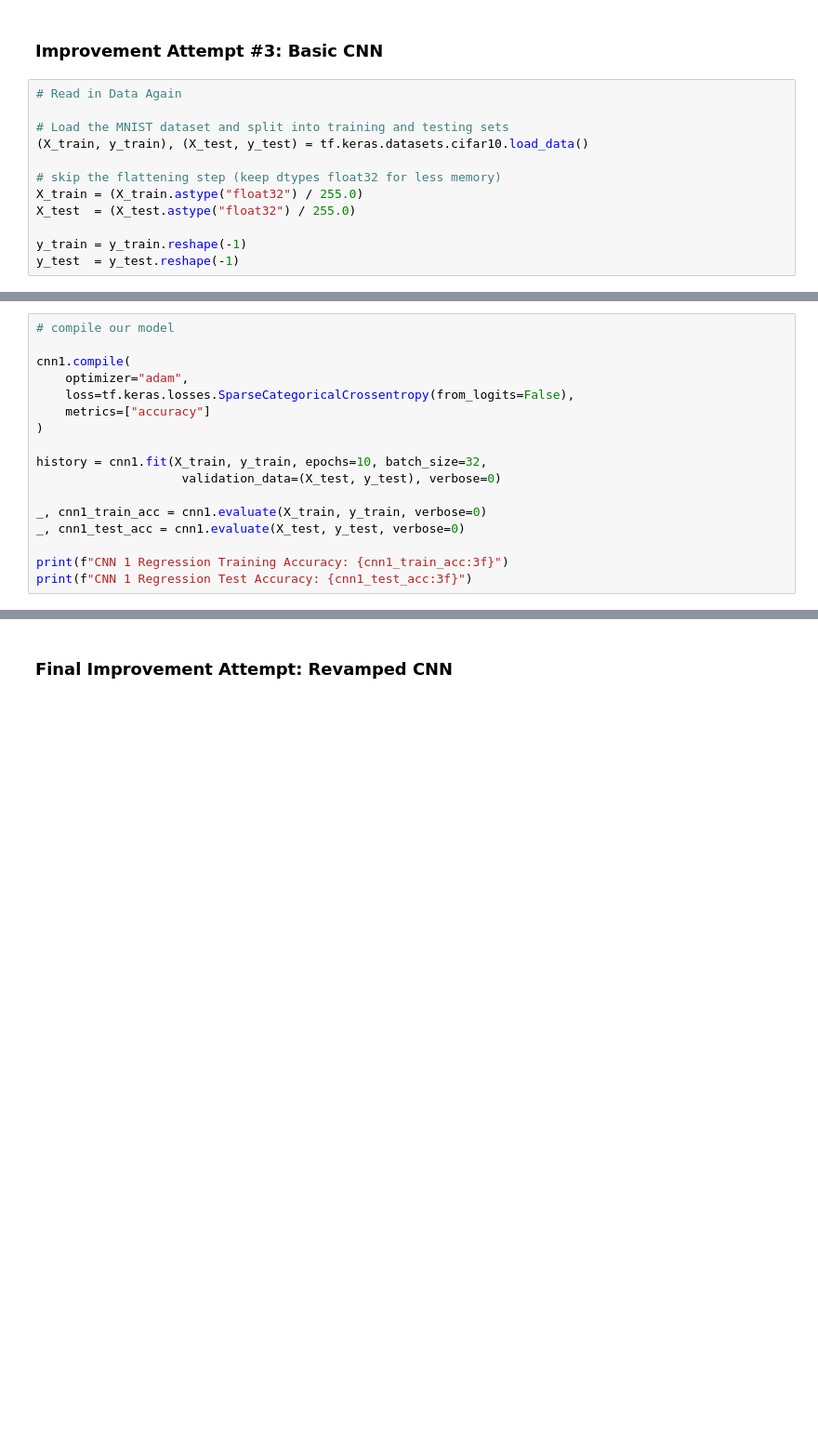
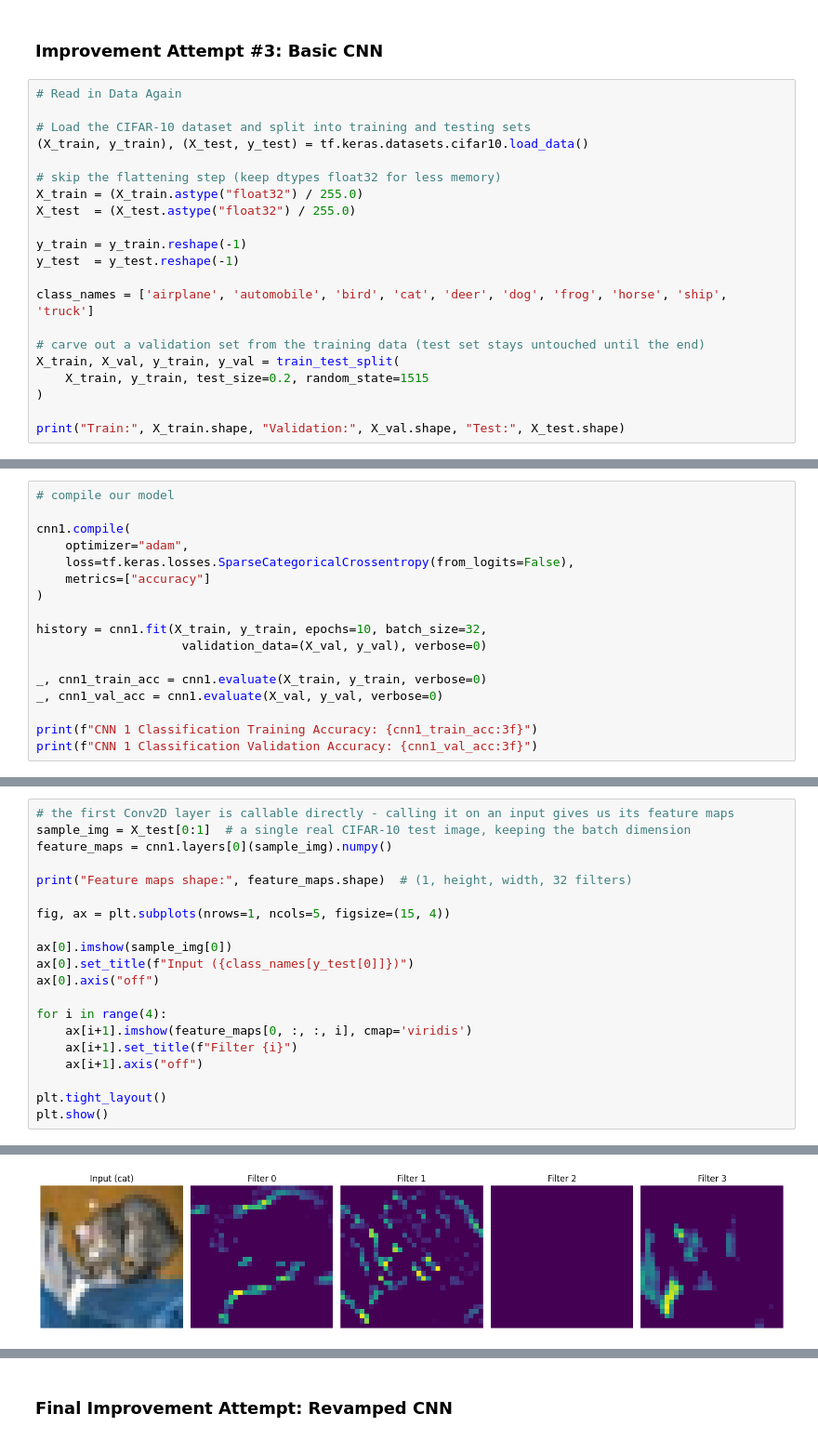
Before and after one commit to nickmelamed/mortorq_instruction, a Jupyter notebook: ml_resources/cv_primer/04-convolution.ipynb, the cells around one changed output, grey strips where cells are left out. Shown at 93% size. Drawn from its saved outputs; the diff is of its cells as text; blank space fills up the shorter version.

```diff
--- a/ml_resources/cv_primer/04-convolution.ipynb
+++ b/ml_resources/cv_primer/04-convolution.ipynb
@@ -63,7 +81,7 @@ Instead of the simple functions, we use convolution functions as a layer. Let's
 # %%
 # Read in Data Again
 
-# Load the MNIST dataset and split into training and testing sets
+# Load the CIFAR-10 dataset and split into training and testing sets
 (X_train, y_train), (X_test, y_test) = tf.keras.datasets.cifar10.load_data()
 
 # skip the flattening step (keep dtypes float32 for less memory)
@@ -72,3 +90,12 @@ X_test  = (X_test.astype("float32") / 255.0)
 
 y_train = y_train.reshape(-1)
 y_test  = y_test.reshape(-1)
+
+class_names = ['airplane', 'automobile', 'bird', 'cat', 'deer', 'dog', 'frog', 'horse', 'ship', 'truck']
+
+# carve out a validation set from the training data (test set stays untouched until the end)
+X_train, X_val, y_train, y_val = train_test_split(
+    X_train, y_train, test_size=0.2, random_state=1515
+)
+
+print("Train:", X_train.shape, "Validation:", X_val.shape, "Test:", X_test.shape)
@@ -95,11 +126,11 @@ cnn1.compile(
 )
 
 history = cnn1.fit(X_train, y_train, epochs=10, batch_size=32,
-                    validation_data=(X_test, y_test), verbose=0)
+                    validation_data=(X_val, y_val), verbose=0)
 
 _, cnn1_train_acc = cnn1.evaluate(X_train, y_train, verbose=0)
-_, cnn1_test_acc = cnn1.evaluate(X_test, y_test, verbose=0)
+_, cnn1_val_acc = cnn1.evaluate(X_val, y_val, verbose=0)
 
-print(f"CNN 1 Regression Training Accuracy: {cnn1_train_acc:3f}")
-print(f"CNN 1 Regression Test Accuracy: {cnn1_test_acc:3f}")
+print(f"CNN 1 Classification Training Accuracy: {cnn1_train_acc:3f}")
+print(f"CNN 1 Classification Validation Accuracy: {cnn1_val_acc:3f}")
 # %% [output]
@@ -111,0 +147,21 @@ Let's add some more complexity to see how well we do.
+# %%
+# the first Conv2D layer is callable directly - calling it on an input gives us its feature maps
+sample_img = X_test[0:1]  # a single real CIFAR-10 test image, keeping the batch dimension
+feature_maps = cnn1.layers[0](sample_img).numpy()
+
+print("Feature maps shape:", feature_maps.shape)  # (1, height, width, 32 filters)
+
+fig, ax = plt.subplots(nrows=1, ncols=5, figsize=(15, 4))
+
+ax[0].imshow(sample_img[0])
+ax[0].set_title(f"Input ({class_names[y_test[0]]})")
+ax[0].axis("off")
+
+for i in range(4):
+    ax[i+1].imshow(feature_maps[0, :, :, i], cmap='viridis')
+    ax[i+1].set_title(f"Filter {i}")
+    ax[i+1].axis("off")
+
+plt.tight_layout()
+plt.show()
+# %% [output]
@@ -111,0 +169 @@ Let's add some more complexity to see how well we do.
+[figure, added]
```
Also changed, not shown: parts of 22 cells of this notebook.
